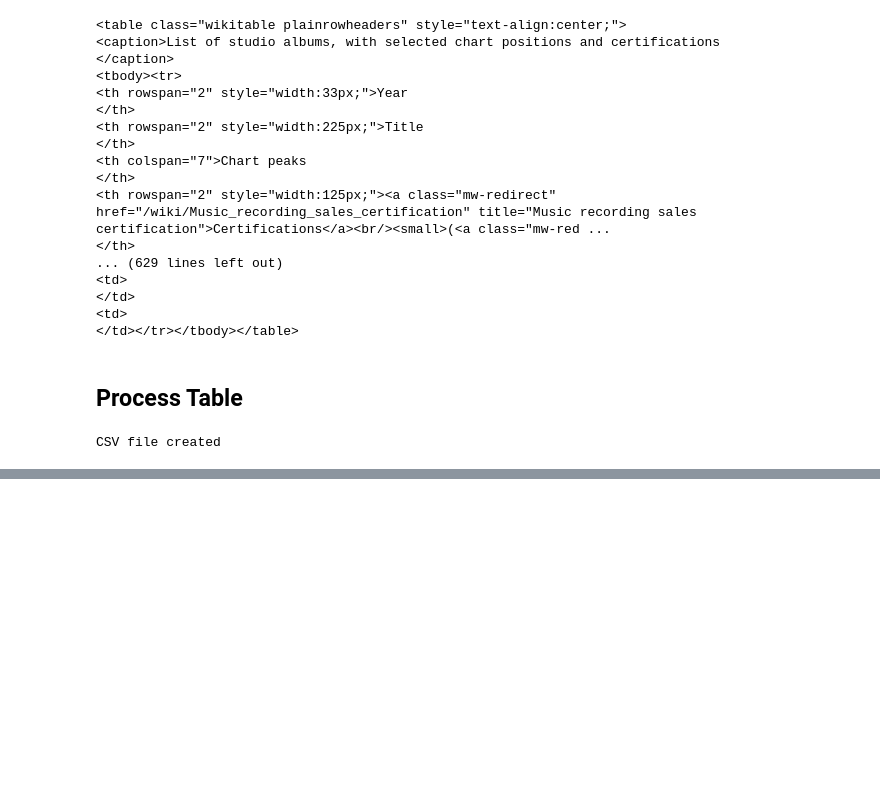
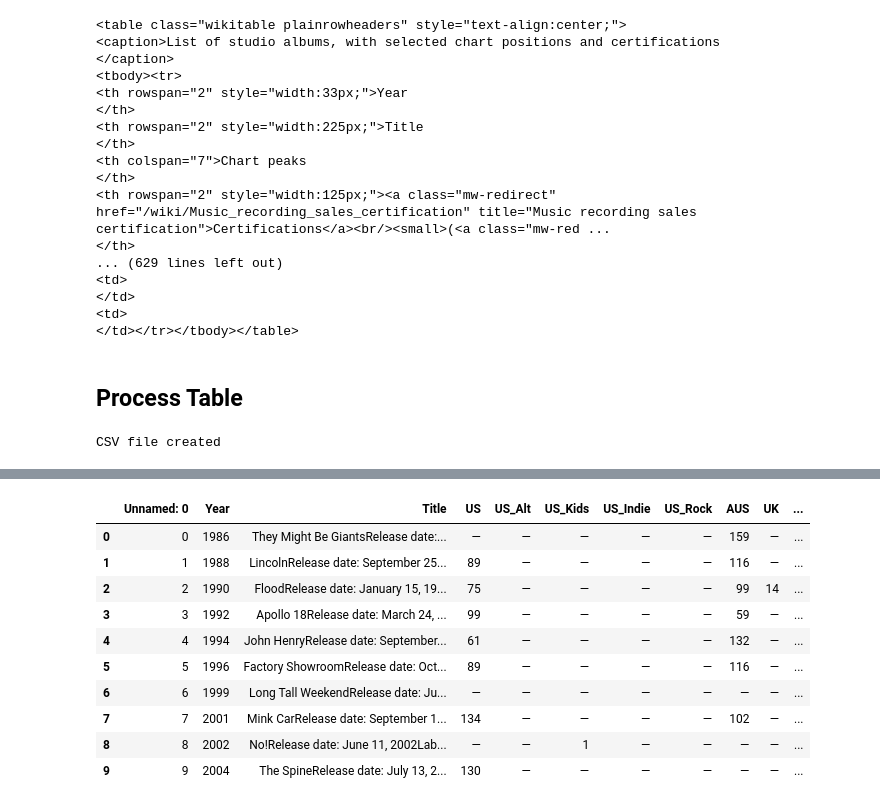
Before and after one commit to Jack-Stahl/CSC-221-stahl-GroupProject, a Jupyter notebook: CSC221-jestahl1-GroupProject.ipynb, the cells around one changed output, grey strips where cells are left out. Saved outputs shown, nothing was run; the diff lists cells and outputs as text; code cells hidden in the pictures; blank space fills up the shorter version.

```diff
--- a/CSC221-jestahl1-GroupProject.ipynb
+++ b/CSC221-jestahl1-GroupProject.ipynb
@@ -116,0 +120,19 @@ CSV file created
+# %%
+import os
+import numpy as np
+from matplotlib import pyplot as plt
+
+DF_DISCOGRAPHY = pd.read_csv('CSC221-webscrape-data.csv').head(10)
+DF_DISCOGRAPHY
+# %% [output]
+|  | Unnamed: 0 | Year | Title | US | US_Alt | US_Kids | US_Indie | US_Rock | AUS | UK | ... |
+| 0 | 0 | 1986 | They Might Be GiantsRelease date:... | — | — | — | — | — | 159 | — | ... |
+| 1 | 1 | 1988 | LincolnRelease date: September 25... | 89 | — | — | — | — | 116 | — | ... |
+| 2 | 2 | 1990 | FloodRelease date: January 15, 19... | 75 | — | — | — | — | 99 | 14 | ... |
+| 3 | 3 | 1992 | Apollo 18Release date: March 24, ... | 99 | — | — | — | — | 59 | — | ... |
+| 4 | 4 | 1994 | John HenryRelease date: September... | 61 | — | — | — | — | 132 | — | ... |
+| 5 | 5 | 1996 | Factory ShowroomRelease date: Oct... | 89 | — | — | — | — | 116 | — | ... |
+| 6 | 6 | 1999 | Long Tall WeekendRelease date: Ju... | — | — | — | — | — | — | — | ... |
+| 7 | 7 | 2001 | Mink CarRelease date: September 1... | 134 | — | — | — | — | 102 | — | ... |
+| 8 | 8 | 2002 | No!Release date: June 11, 2002Lab... | — | — | 1 | — | — | — | — | ... |
+| 9 | 9 | 2004 | The SpineRelease date: July 13, 2... | 130 | — | — | — | — | — | — | ... |
```
Also changed, not shown: parts of 3 cells of this notebook.
